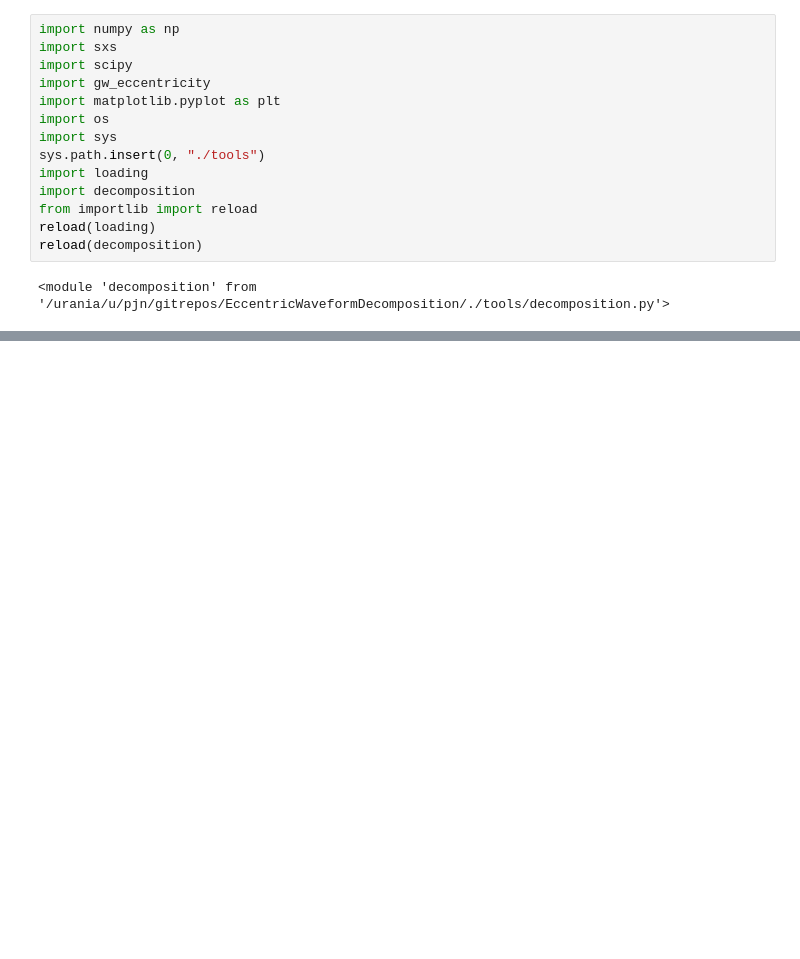
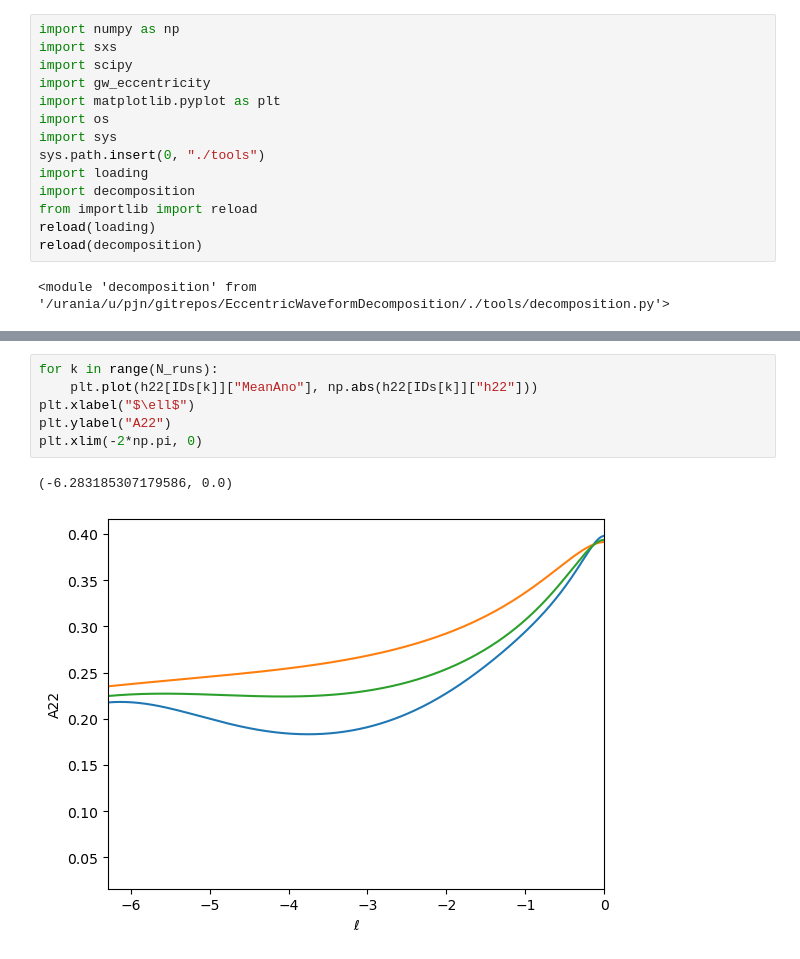
Before and after one commit to PunJustice/EccentricWaveformDecomposition, a Jupyter notebook: ExampleDecompositions.ipynb, the cells around one changed output, grey strips where cells are left out. Cells and saved outputs as stored; diff of their text form; blank space fills up the shorter version.

```diff
--- a/ExampleDecompositions.ipynb
+++ b/ExampleDecompositions.ipynb
@@ -52,0 +74,9 @@ Text(0, 0.5, 'A22')
+# %%
+for k in range(N_runs):
+    plt.plot(h22[IDs[k]]["MeanAno"], np.abs(h22[IDs[k]]["h22"]))
+plt.xlabel("$\ell$")
+plt.ylabel("A22")
+plt.xlim(-2*np.pi, 0)
+# %% [output]
+(-6.283185307179586, 0.0)
+[figure, added]
```
Also changed, not shown: parts of 7 cells of this notebook, 6 other files.
